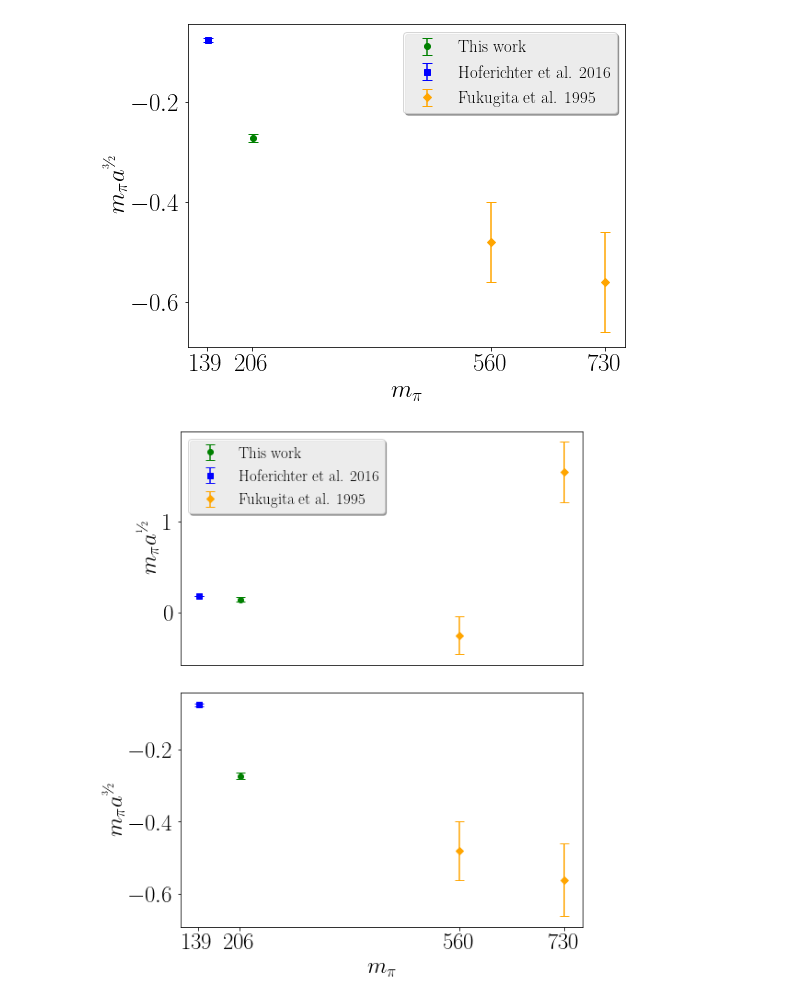
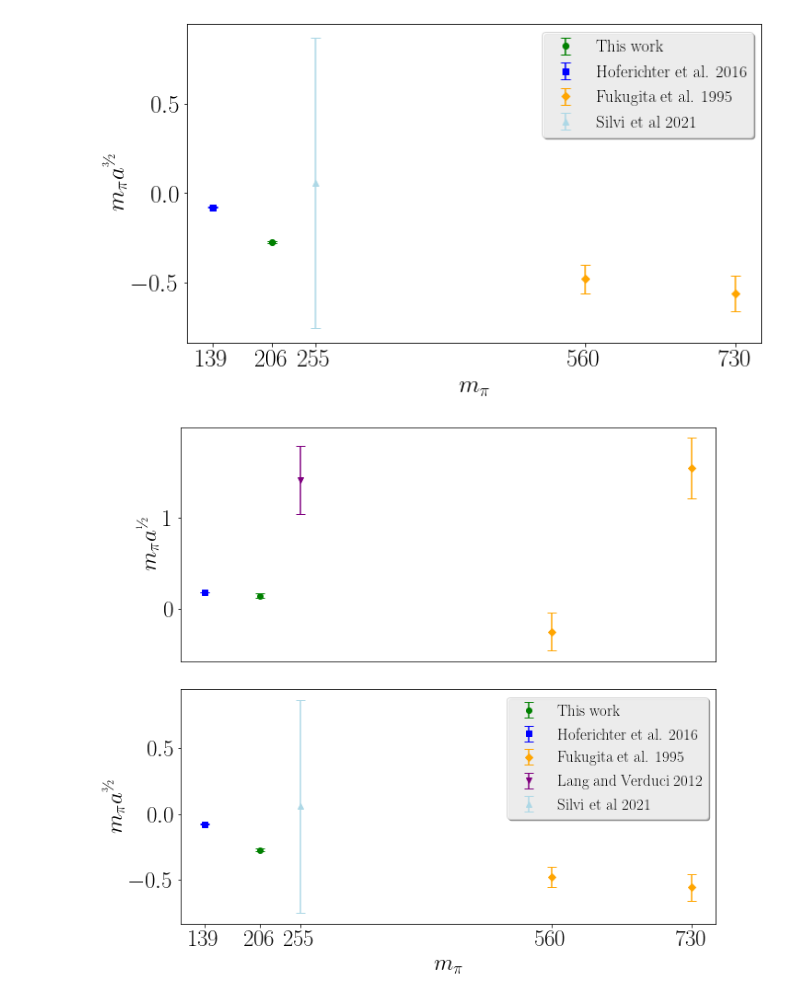
Before and after one commit to xinucode/sigmond_python_plots, a Jupyter notebook: scat_length/scat_lengh_plot-basic.ipynb, the cells around one changed output. Saved outputs shown, nothing was run; the diff lists cells and outputs as text; code cells hidden in the pictures.

```diff
--- a/scat_length/scat_lengh_plot-basic.ipynb
+++ b/scat_length/scat_lengh_plot-basic.ipynb
@@ -50,3 +50,19 @@ mus[label] = [0.5080/1.080,0.0,0.3663/0.926,0.0]
 mpia12[label] = [1.54,0.33,-0.25,0.21]
 mpia32[label] = [-0.56,0.10,-0.48,0.08]
 setting_index[label] = 2
+
+label = "Lang and Verduci 2012" #https://arxiv.org/abs/1212.5055
+mpis[label] = [255, 0.0]
+# mpi_fpis[label] = [5.03468781, 0.0, 4.4026, 0.0]
+# mus[label] = [0.5080/1.080,0.0,0.3663/0.926,0.0]
+mpia12[label] = [1.41,0.37]
+# mpia32[label] = [-0.56,0.10,-0.48,0.08]
+setting_index[label] = 3
+
+label = "Silvi et al 2021" #https://arxiv.org/abs/2101.00689
+mpis[label] = [255, 0.0]
+# mpi_fpis[label] = [5.03468781, 0.0, 4.4026, 0.0]
+# mus[label] = [0.5080/1.080,0.0,0.3663/0.926,0.0]
+# mpia12[label] = [1.41,0.37]
+mpia32[label] = [0.057,0.81]
+setting_index[label] = 4
@@ -81,15 +99,16 @@ mpislist = [np.floor(mpis[label][0]) for label in mpis.keys()]
 mpislist.append(np.floor(mpis["Fukugita et al. 1995"][2]))
 # %%
 f = plt.figure()
-f.set_figwidth(8)
+f.set_figwidth(10)
 f.set_figheight(6)
 
 for key in mpis.keys():
-    for i in range(0,len(mpis[key]),2):
-        this_label = None
-        if not i:
-            this_label = key
-        plt.errorbar(x=mpis[key][i],y=mpia12[key][i],yerr=mpia12[key][i+1],color=settings.colors[setting_index[key]], marker=settings.markers[setting_index[key]], linewidth=0.0, label=this_label, elinewidth=1.5,capsize=5)
+    if key in mpia12.keys():
+        for i in range(0,len(mpis[key]),2):
+            this_label = None
+            if not i:
+                this_label = key
+            plt.errorbar(x=mpis[key][i],y=mpia12[key][i],yerr=mpia12[key][i+1],color=settings.colors[setting_index[key]], marker=settings.markers[setting_index[key]], linewidth=0.0, label=this_label, elinewidth=1.5,capsize=5)
 
 x = np.linspace(0.1,0.5,1000)
 GA=1.267
@@ -107,59 +126,65 @@ plt.tight_layout()
 # %%
 f = plt.figure()
-f.set_figwidth(8)
+f.set_figwidth(10)
 f.set_figheight(6)
 
 for key in mpis.keys():
-    for i in range(0,len(mpis[key]),2):
-        this_label = None
-        if not i:
-            this_label = key
-        plt.errorbar(x=mpis[key][i],y=mpia32[key][i],yerr=mpia32[key][i+1],color=settings.colors[setting_index[key]], marker=settings.markers[setting_index[key]], linewidth=0.0, label=this_label, elinewidth=1.5,capsize=5)
+    if key in mpia32.keys():
+        for i in range(0,len(mpis[key]),2):
+            this_label = None
+            if not i:
+                this_label = key
+            plt.errorbar(x=mpis[key][i],y=mpia32[key][i],yerr=mpia32[key][i+1],color=settings.colors[setting_index[key]], marker=settings.markers[setting_index[key]], linewidth=0.0, label=this_label, elinewidth=1.5,capsize=5)
 
 GA=1.267
 # plt.plot(x,mpia_32_12(x,GA),color="black")
 # plt.plot(x,mpia_32_12(x,0),color="black",ls="--")
 
 plt.legend()
 plt.xticks(ticks=list(set(mpislist)))
 plt.xlabel(r"$m_\pi$")
 # plt.xlabel(r"$m_\pi/m_N$")
 plt.ylabel(r"$m_\pi a^{\textup{\sfrac{3}{2}}}$") #,rotation="horizontal")
 plt.tight_layout()
 # %% [output]
-[figure, old version]
+[figure, new version]
 # %%
 f = plt.figure()
-f.set_figwidth(8)
+f.set_figwidth(10)
 f.set_figheight(9)
 
 plt.subplot(2, 1, 1)
 
-
+all_handles = {}
 for key in mpis.keys():
-    for i in range(0,len(mpis[key]),2):
-        this_label = None
-        if not i:
-            this_label = key
-        plt.errorbar(x=mpis[key][i],y=mpia12[key][i],yerr=mpia12[key][i+1],color=settings.colors[setting_index[key]], marker=settings.markers[setting_index[key]], linewidth=0.0, label=this_label, elinewidth=1.5,capsize=5)
+    if key in mpia12.keys():
+        for i in range(0,len(mpis[key]),2):
+            this_label = None
+            if not i:
+                this_label = key
+                all_handles[key] = plt.errorbar(x=mpis[key][i],y=mpia12[key][i],yerr=mpia12[key][i+1],color=settings.colors[setting_index[key]], marker=settings.markers[setting_index[key]], linewidth=0.0, label=this_label, elinewidth=1.5,capsize=5)
+            else:
+                plt.errorbar(x=mpis[key][i],y=mpia12[key][i],yerr=mpia12[key][i+1],color=settings.colors[setting_index[key]], marker=settings.markers[setting_index[key]], linewidth=0.0, label=this_label, elinewidth=1.5,capsize=5)
 
 plt.xticks([])
 plt.ylabel(r"$m_\pi a^{\textup{\sfrac{1}{2}}}$") #,rotation="horizontal")
 
-plt.legend()
-
 plt.subplot(2, 1, 2)
 
 for key in mpis.keys():
-    for i in range(0,len(mpis[key]),2):
-        this_label = None
-        if not i:
-            this_label = key
-        plt.errorbar(x=mpis[key][i],y=mpia32[key][i],yerr=mpia32[key][i+1],color=settings.colors[setting_index[key]], marker=settings.markers[setting_index[key]], linewidth=0.0, label=this_label, elinewidth=1.5,capsize=5)
+    if key in mpia32.keys():
+        for i in range(0,len(mpis[key]),2):
+            this_label = None
+            if not i:
+                this_label = key
+                all_handles[key] = plt.errorbar(x=mpis[key][i],y=mpia32[key][i],yerr=mpia32[key][i+1],color=settings.colors[setting_index[key]], marker=settings.markers[setting_index[key]], linewidth=0.0, label=this_label, elinewidth=1.5,capsize=5)
+            else:
+                plt.errorbar(x=mpis[key][i],y=mpia32[key][i],yerr=mpia32[key][i+1],color=settings.colors[setting_index[key]], marker=settings.markers[setting_index[key]], linewidth=0.0, label=this_label, elinewidth=1.5,capsize=5)
 
+plt.legend(handles=all_handles.values())
 plt.ylabel(r"$m_\pi a^{\textup{\sfrac{3}{2}}}$") #,rotation="horizontal")
 plt.xticks(ticks=list(set(mpislist)))
 plt.xlabel(r"$m_\pi$")
 plt.tight_layout()
 # %% [output]
-[figure, old version]
+[figure, new version]
```
Also changed, not shown: parts of 3 cells of this notebook.
